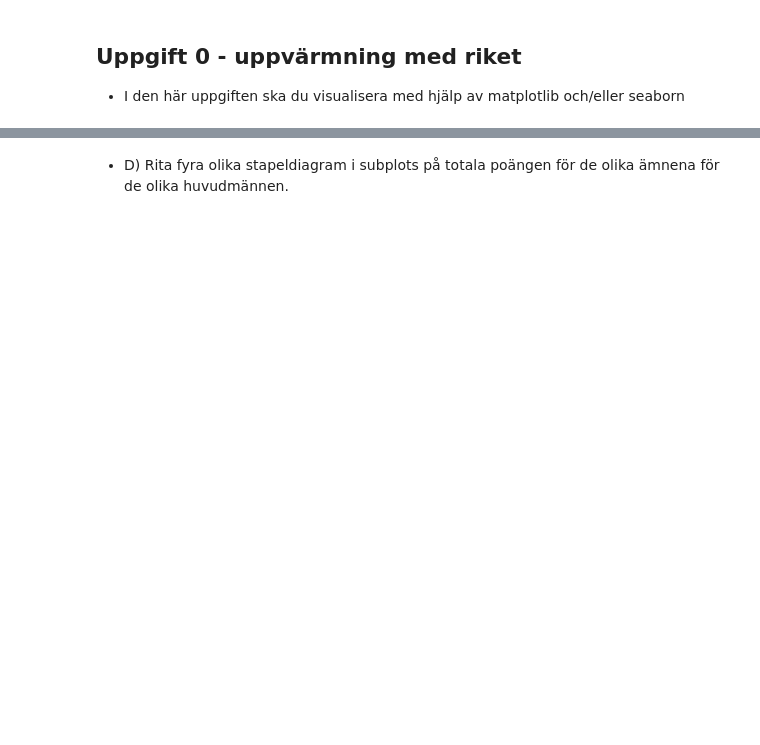
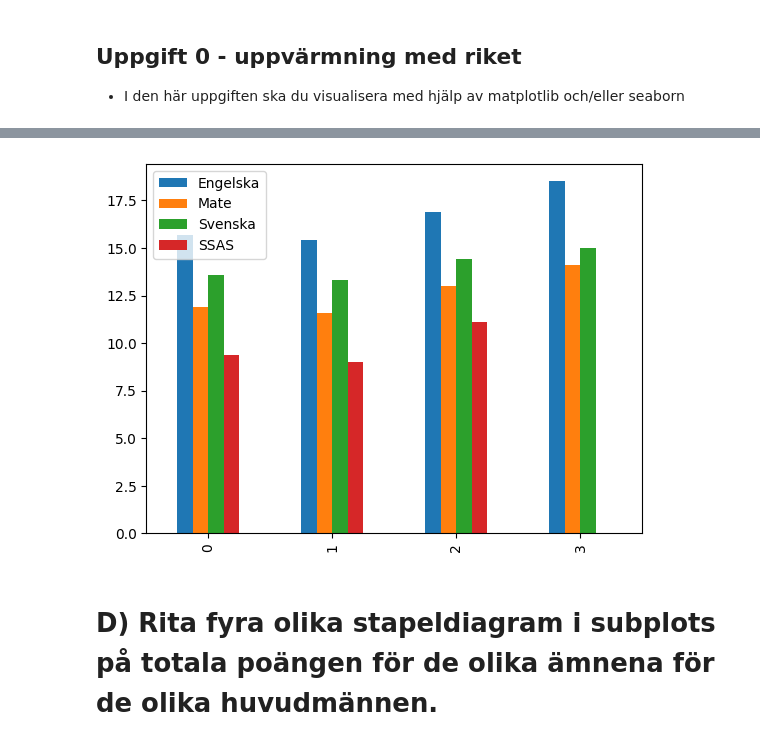
Before and after one commit to mosendamnit/Python-Muhsin-Ahmad-OPA23, a Jupyter notebook: Lab2/Uppgift_0/lab2.ipynb, the cells around one changed output, grey strips where cells are left out. Cells and saved outputs as stored; diff of their text form; code cells hidden in the pictures; blank space fills up the shorter version.

```diff
--- a/Lab2/Uppgift_0/lab2.ipynb
+++ b/Lab2/Uppgift_0/lab2.ipynb
@@ -35,7 +37,10 @@ df_skola = pd.read_excel("../Uppgift_0/riket2023_åk9_np.xlsx", sheet_name= "Mat
 column_rename = {df_skola.columns[2]: "Totalt (A-F)" , df_skola.columns[3]: "Flickor (A-F)" , df_skola.columns[4]: "Pojkar (A-F)" , df_skola.columns[5]: "Totalt (A-E)" , df_skola.columns[6]: "Flickor (A-E)" , df_skola.columns[7]: "Pojkar (A-E)", df_skola.columns[8]: "Totalt (Poäng)" , df_skola.columns[9]: "Flickor (Poäng)" , df_skola.columns[10]: "Pojkar (Poäng)"}
 
 df_skola = df_skola.rename(columns=column_rename)
-df_skola
+
+df_skola_mate = df_skola
+
+df_skola_mate
 # %% [output]
 |  | Riket | Typ av huvudman | Totalt (A-F) | Flickor (A-F) | Pojkar (A-F) | Totalt (A-E) | Flickor (A-E) | ... |
 | 0 | Riket | Samtliga | 106766 | 51548 | 55218 | 89.1 | 88.7 | ... |
@@ -119,0 +150,18 @@ df_fått_F
+# %%
+import pandas as pd
+import numpy as np
+import matplotlib as plt
+
+
+df_skola = pd.read_excel("../Uppgift_0/riket2023_åk9_np.xlsx", sheet_name= "Svenska som andraspråk" , skiprows=8)
+
+column_rename = {df_skola.columns[2]: "Totalt (A-F)" , df_skola.columns[3]: "Flickor (A-F)" , df_skola.columns[4]: "Pojkar (A-F)" , df_skola.columns[5]: "Totalt (A-E)" , df_skola.columns[6]: "Flickor (A-E)" , df_skola.columns[7]: "Pojkar (A-E)", df_skola.columns[8]: "Totalt (Poäng)" , df_skola.columns[9]: "Flickor (Poäng)" , df_skola.columns[10]: "Pojkar (Poäng)"}
+
+df_skola = df_skola.rename(columns=column_rename)
+
+# SSAS mean Svenska som andraspråk
+df_skola_SSAS = df_skola
+
+df_skola_SSAS = df_skola_SSAS.drop(3)
+
+df_skola_SSAS
@@ -119,0 +202,7 @@ df_fått_F
+# %%
+df_only_Poäng = pd.concat([df_skola_engelska['Totalt (Poäng)'],
+                    df_skola_mate['Totalt (Poäng)'],
+                    df_skola_svenska['Totalt (Poäng)'],
+                    df_skola_SSAS['Totalt (Poäng)']], axis=1, keys=['Engelska', 'Mate', 'Svenska', 'SSAS'])
+
+df_only_Poäng
@@ -120,2 +215,11 @@ df_fått_F
+# %%
+import pandas as pd
+import numpy as np
+import matplotlib.pyplot as plt
+
+df_only_Poäng.plot(kind="bar")
+plt.show()
+# %% [output]
+[figure, added]
 # %% [markdown]
-- D) Rita fyra olika stapeldiagram i subplots på totala poängen för de olika ämnena för de olika huvudmännen.
+# D) Rita fyra olika stapeldiagram i subplots på totala poängen för de olika ämnena för de olika huvudmännen.
```
Also changed, not shown: parts of 14 cells of this notebook.
